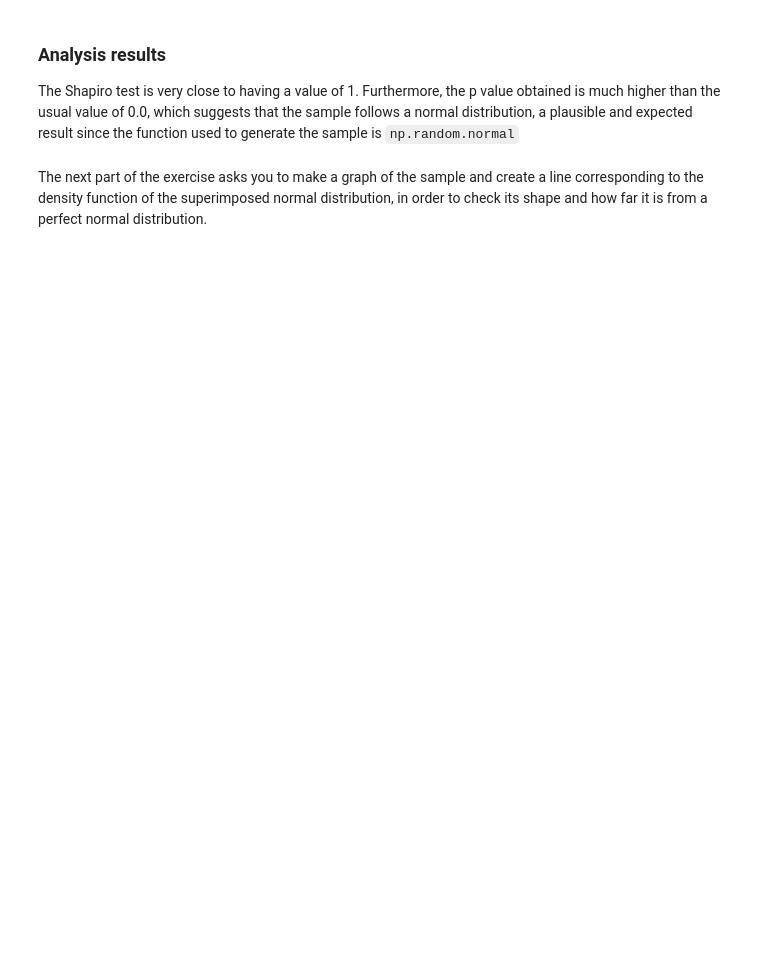
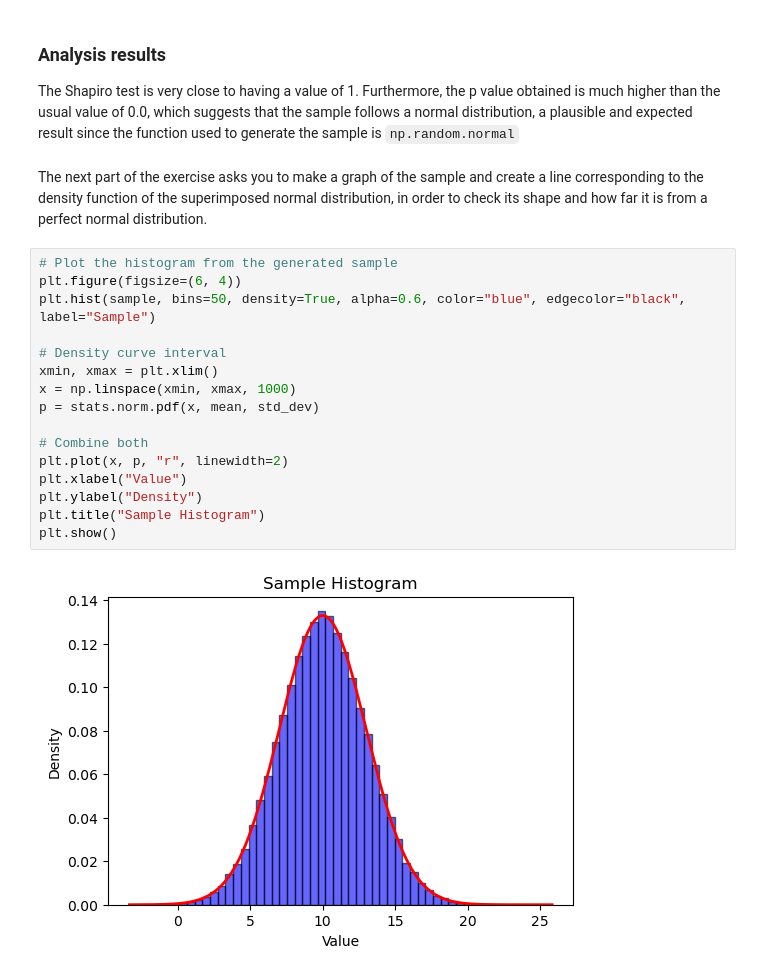
Before and after one commit to jalaca91/applied-statistics, a Jupyter notebook: tasks.ipynb, the cells around one changed output. Drawn from its saved outputs; the diff is of its cells as text; blank space fills up the shorter version.

```diff
--- a/tasks.ipynb
+++ b/tasks.ipynb
@@ -256,3 +260,21 @@ p-value: 0.9263385460736568
 The Shapiro test is very close to having a value of 1. Furthermore, the p value obtained is much higher than the usual value of 0.0, which suggests that the sample follows a normal distribution, a plausible and expected result since the function used to generate the sample is `np.random.normal`
 # %% [markdown]
 The next part of the exercise asks you to make a graph of the sample and create a line corresponding to the density function of the superimposed normal distribution, in order to check its shape and how far it is from a perfect normal distribution.
+# %%
+# Plot the histogram from the generated sample
+plt.figure(figsize=(6, 4))
+plt.hist(sample, bins=50, density=True, alpha=0.6, color="blue", edgecolor="black", label="Sample")
+
+# Density curve interval
+xmin, xmax = plt.xlim()
+x = np.linspace(xmin, xmax, 1000)
+p = stats.norm.pdf(x, mean, std_dev)
+
+# Combine both
+plt.plot(x, p, "r", linewidth=2)
+plt.xlabel("Value")
+plt.ylabel("Density")
+plt.title("Sample Histogram")
+plt.show()
+# %% [output]
+[figure, added]
```
Also changed, not shown: parts of 4 cells of this notebook.
